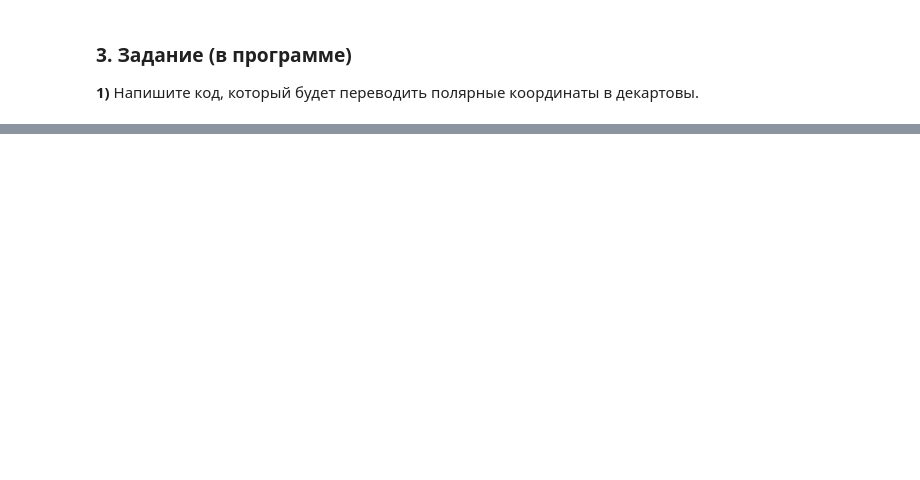
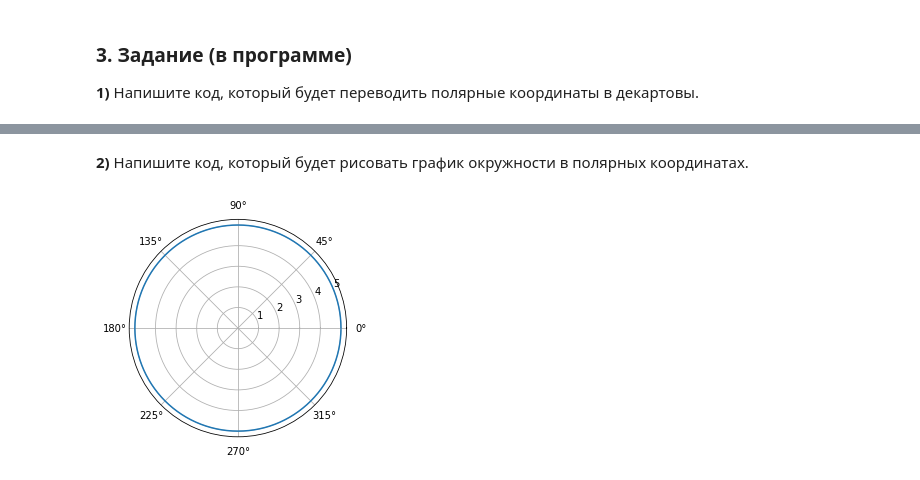
Before and after one commit to nikola4725/Geekbrains_Introduction_to_Higher_Mathematics, a Jupyter notebook: lesson_03/lesson_03.ipynb, the cells around one changed output, grey strips where cells are left out. Saved outputs shown, nothing was run; the diff lists cells and outputs as text; code cells hidden in the pictures; blank space fills up the shorter version.

```diff
--- a/lesson_03/lesson_03.ipynb
+++ b/lesson_03/lesson_03.ipynb
@@ -203,0 +224,10 @@ Text(0, 0.5, 'y')
+# %% [markdown]
+**2)** Напишите код, который будет рисовать график окружности в полярных
+координатах.
+# %%
+a = np.arange(0, 2, 1/180) * np.pi
+R = [5] * 360
+plt.polar(a, R)
+plt.show()
+# %% [output]
+[figure, added]
```
Also changed, not shown: parts of 19 cells of this notebook.
